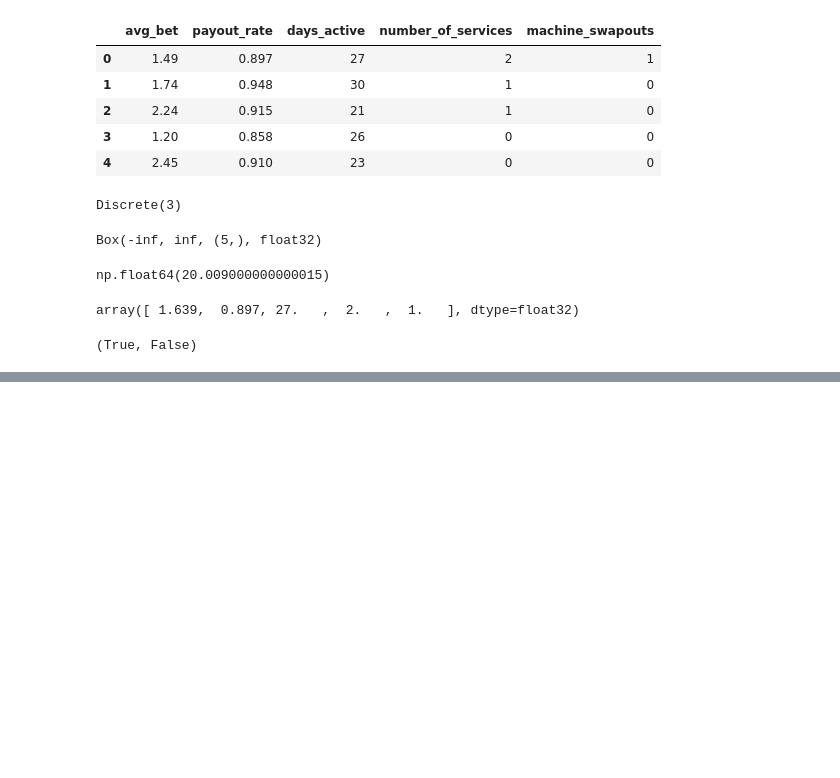
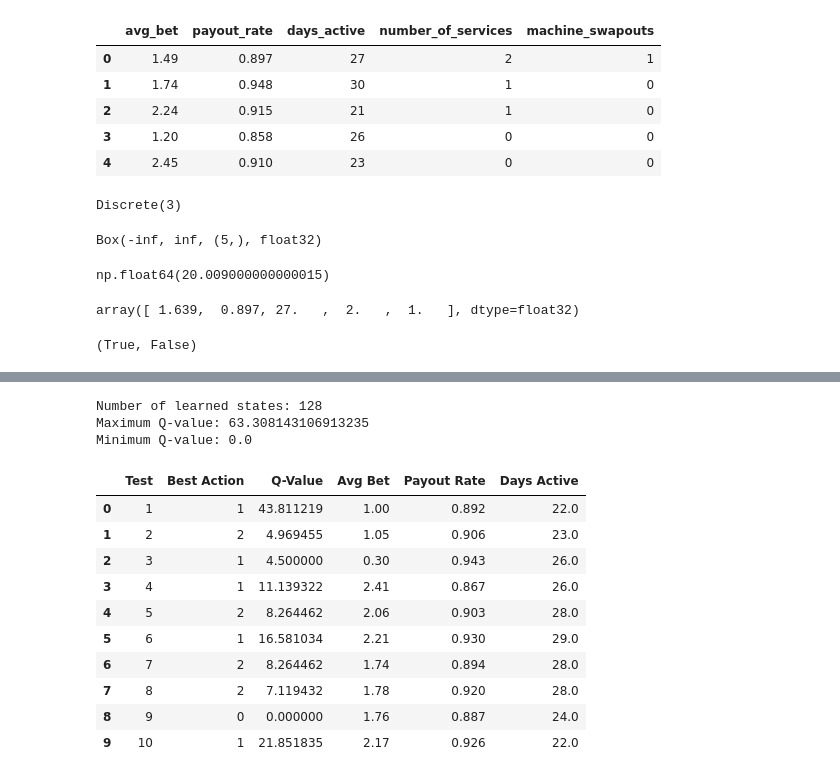
Before and after one commit to christran85-cyber/casino-revenue-rl-optimization, a Jupyter notebook: notebooks/casino_revenue_rl_optimization.ipynb, the cells around one changed output, grey strips where cells are left out. Cells and saved outputs as stored; diff of their text form; code cells hidden in the pictures; blank space fills up the shorter version.

```diff
--- a/notebooks/casino_revenue_rl_optimization.ipynb
+++ b/notebooks/casino_revenue_rl_optimization.ipynb
@@ -485,0 +545,20 @@ Truncated: False
+# %%
+next_obs, reward, terminated, truncated, info = env.step(test_action)
+
+next_state_df = pd.DataFrame(
+    [next_obs],
+    columns=state_data.columns
+)
+
+next_discrete_state = discretizer.transform(
+    next_state_df
+)[0].astype(int)
+
+update_q_value(
+    discrete_state,
+    test_action,
+    reward,
+    next_discrete_state
+)
+
+q_table[tuple(discrete_state)]
@@ -485,0 +672,50 @@ Truncated: False
+# %%
+print("Number of learned states:", np.count_nonzero(q_table))
+print("Maximum Q-value:", np.max(q_table))
+print("Minimum Q-value:", np.min(q_table))
+# %% [output]
+Number of learned states: 128
+Maximum Q-value: 63.308143106913235
+Minimum Q-value: 0.0
+# %%
+test_results = []
+
+for i in range(10):
+    obs, info = env.reset()
+
+    state_df = pd.DataFrame(
+        [obs],
+        columns=state_data.columns
+    )
+
+    state = discretizer.transform(
+        state_df
+    )[0].astype(int)
+
+    q_values = q_table[tuple(state)]
+    best_action = np.argmax(q_values)
+
+    test_results.append({
+        "Test": i + 1,
+        "Best Action": best_action,
+        "Q-Value": q_values[best_action],
+        "Avg Bet": obs[0],
+        "Payout Rate": obs[1],
+        "Days Active": obs[2]
+    })
+
+results_df = pd.DataFrame(test_results)
+
+results_df
+# %% [output]
+|  | Test | Best Action | Q-Value | Avg Bet | Payout Rate | Days Active |
+| 0 | 1 | 1 | 43.811219 | 1.00 | 0.892 | 22.0 |
+| 1 | 2 | 2 | 4.969455 | 1.05 | 0.906 | 23.0 |
+| 2 | 3 | 1 | 4.500000 | 0.30 | 0.943 | 26.0 |
+| 3 | 4 | 1 | 11.139322 | 2.41 | 0.867 | 26.0 |
+| 4 | 5 | 2 | 8.264462 | 2.06 | 0.903 | 28.0 |
+| 5 | 6 | 1 | 16.581034 | 2.21 | 0.930 | 29.0 |
+| 6 | 7 | 2 | 8.264462 | 1.74 | 0.894 | 28.0 |
+| 7 | 8 | 2 | 7.119432 | 1.78 | 0.920 | 28.0 |
+| 8 | 9 | 0 | 0.000000 | 1.76 | 0.887 | 24.0 |
+| 9 | 10 | 1 | 21.851835 | 2.17 | 0.926 | 22.0 |
```
Also changed, not shown: parts of 34 cells of this notebook.
